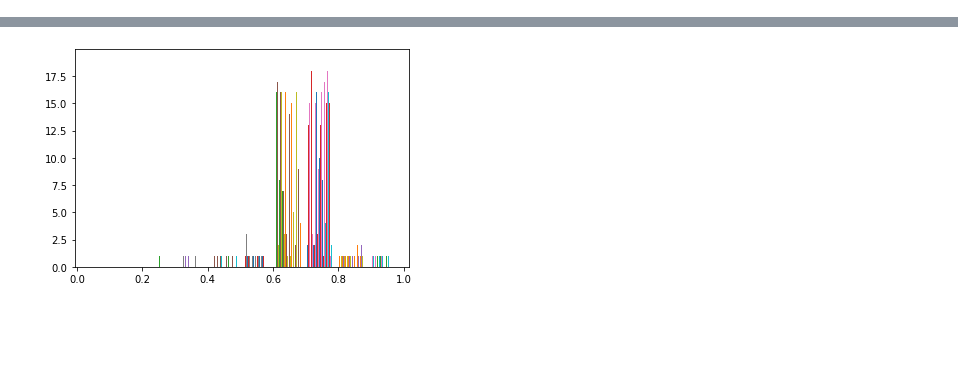
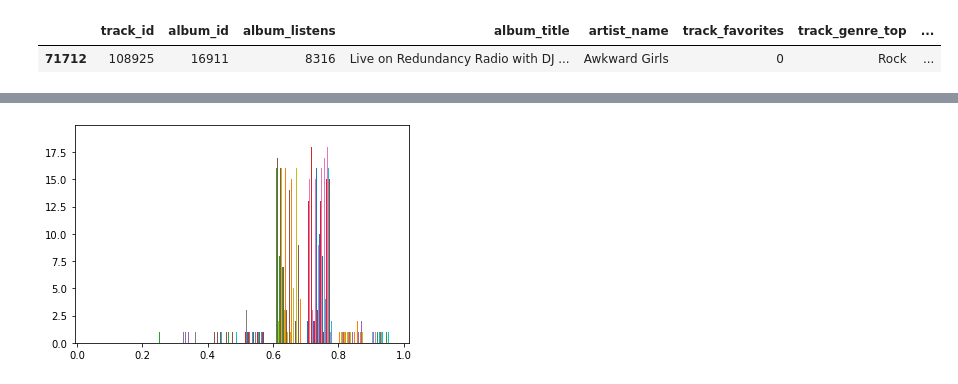
Before and after one commit to MusicalRobots/Musical_Robots, a Jupyter notebook: musical_robots/TrainSVM.ipynb, the cells around one changed output, grey strips where cells are left out. Saved outputs shown, nothing was run; the diff lists cells and outputs as text; code cells hidden in the pictures; blank space fills up the shorter version.

```diff
--- a/musical_robots/TrainSVM.ipynb
+++ b/musical_robots/TrainSVM.ipynb
@@ -14,3 +28,8 @@ file_path_df, track_df, genre_df, total_genre_df = create_dataframes(file_paths_
+# %%
+track_df[track_df['track_id'] == 108925]
+# %% [output]
+|  | track_id | album_id | album_listens | album_title | artist_name | track_favorites | track_genre_top | ... |
+| 71712 | 108925 | 16911 | 8316 | Live on Redundancy Radio with DJ ... | Awkward Girls | 0 | Rock | ... |
 # %%
 train_data, validation_data, test_data = create_audio_feature_dataset(file_path_df, track_df, genre_df, test_percentage = .10, validation_percentage = .10)
 # %% [output]
```
Also changed, not shown: parts of 2 cells of this notebook, 2 other files.
